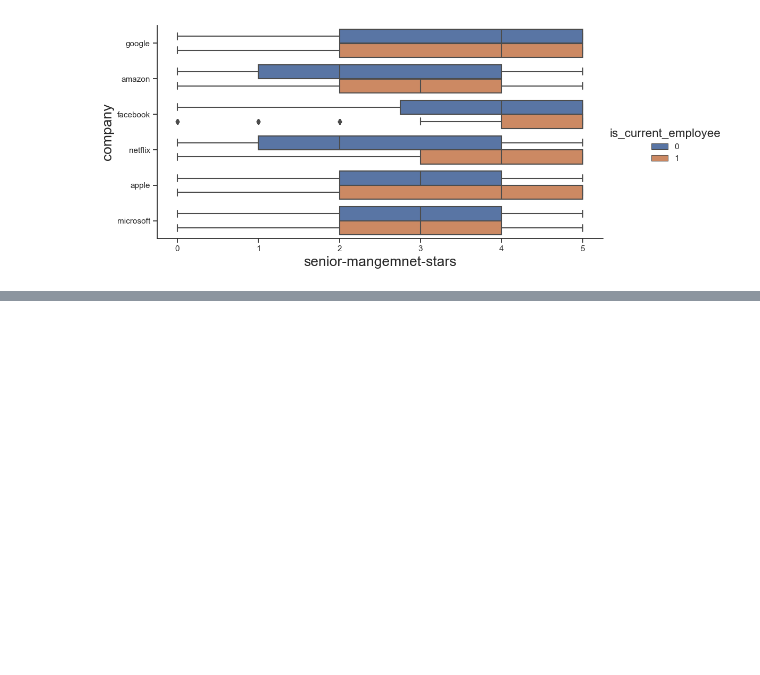
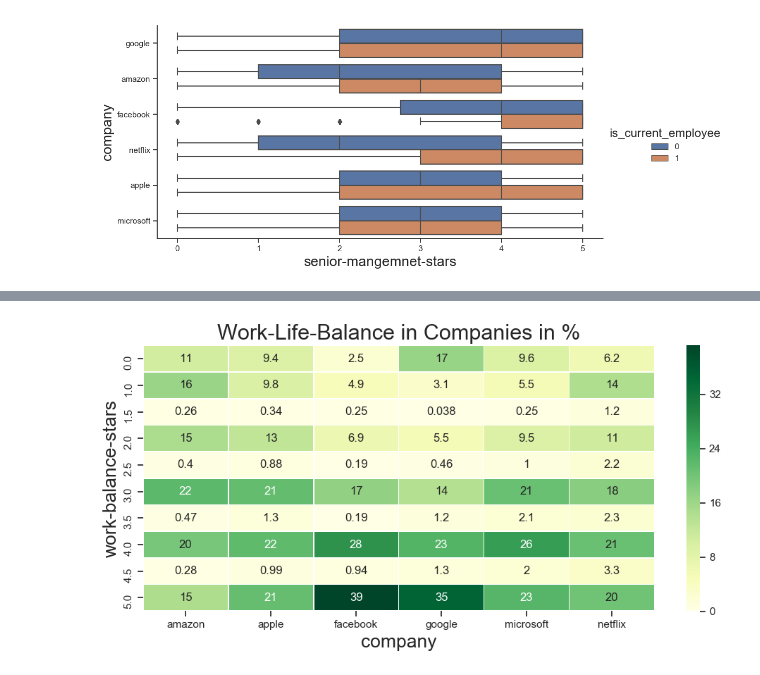
Before and after one commit to SanketBhaud/Sentiment_Analysis, a Jupyter notebook: Sentimental Analysis.ipynb, the cells around one changed output, grey strips where cells are left out. Cells and saved outputs as stored; diff of their text form; code cells hidden in the pictures; blank space fills up the shorter version.

```diff
--- a/Sentimental Analysis.ipynb
+++ b/Sentimental Analysis.ipynb
@@ -569,0 +632,12 @@ plt.show()
+# %%
+plot_heatmap('work-balance-stars','company', 'Work-Life-Balance in Companies in %' )
+
+#Assuming 4 and above to be very good rating, and less than 4 to be not so good, some observations from the above plot are for Work/Life Balance
+#46.2% people in amazon have a W/L balance
+#54% apple
+#70.5% FB
+#76.3% Google
+#60.6% Microsoft
+#50.5% Netflix
+# %% [output]
+[figure, added]
```
Also changed, not shown: parts of 10 cells of this notebook.
